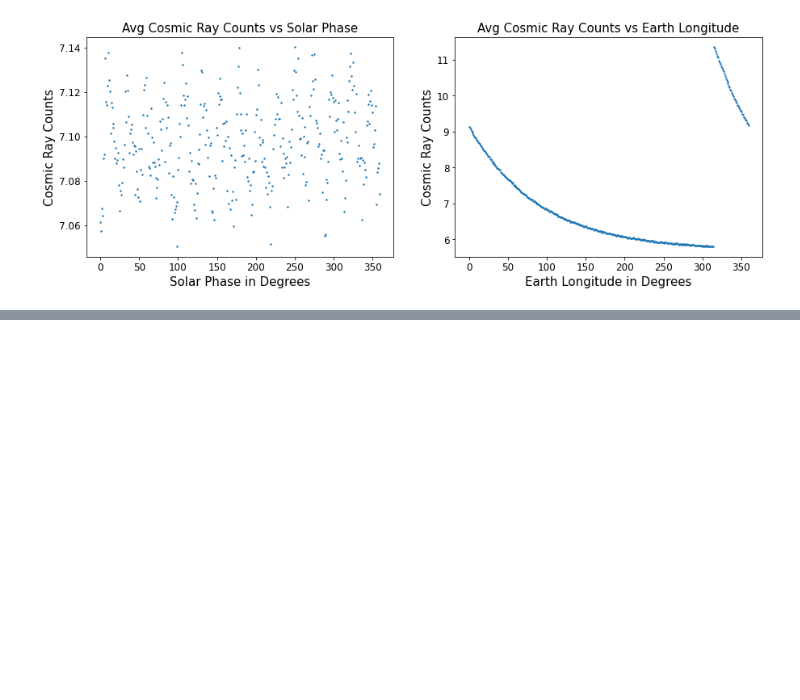
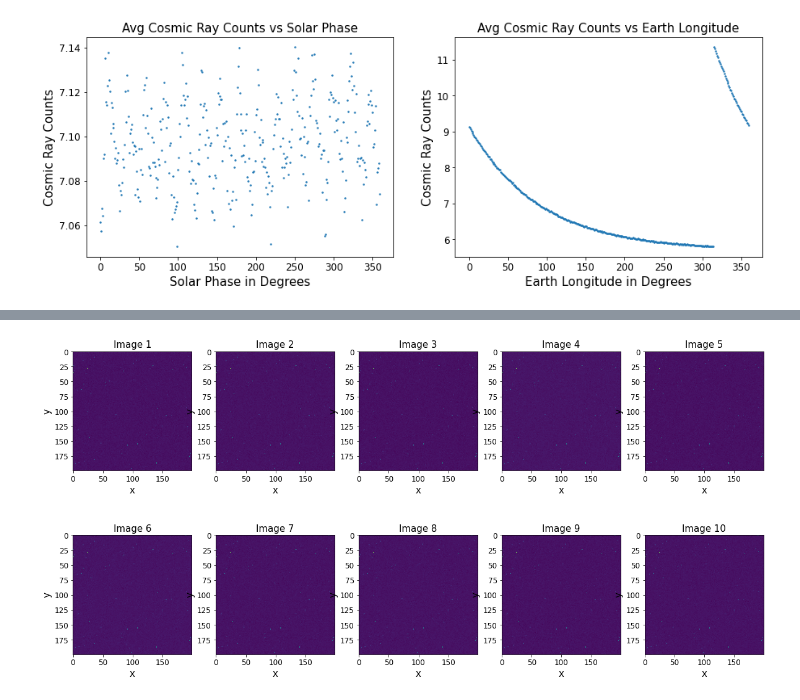
Before and after one commit to davidh28/Phys434_Lab4, a Jupyter notebook: Lab4.ipynb, the cells around one changed output, grey strips where cells are left out. Cells and saved outputs as stored; diff of their text form; code cells hidden in the pictures; blank space fills up the shorter version.

```diff
--- a/Lab4.ipynb
+++ b/Lab4.ipynb
@@ -218,0 +276,15 @@ Mean Count for Minute 89 in the Cycle= 5.8065309672929715, mu=6
+# %%
+fig, ax = plt.subplots(2, 5, figsize=(20, 10))
+
+x = 0
+for n in range(1, 11):
+    y = n - 1
+    if (n-1) > 4:
+        x = 1
+        y = (n-1) % 5
+    ax[x][y].imshow(ims[:,:,n-1])
+    ax[x][y].set_title('Image ' + str(n), fontsize=15)
+    ax[x][y].set_xlabel('x', fontsize=15)
+    ax[x][y].set_ylabel('y', fontsize=15)
+# %% [output]
+[figure, added]
```
Also changed, not shown: parts of 25 cells of this notebook.
